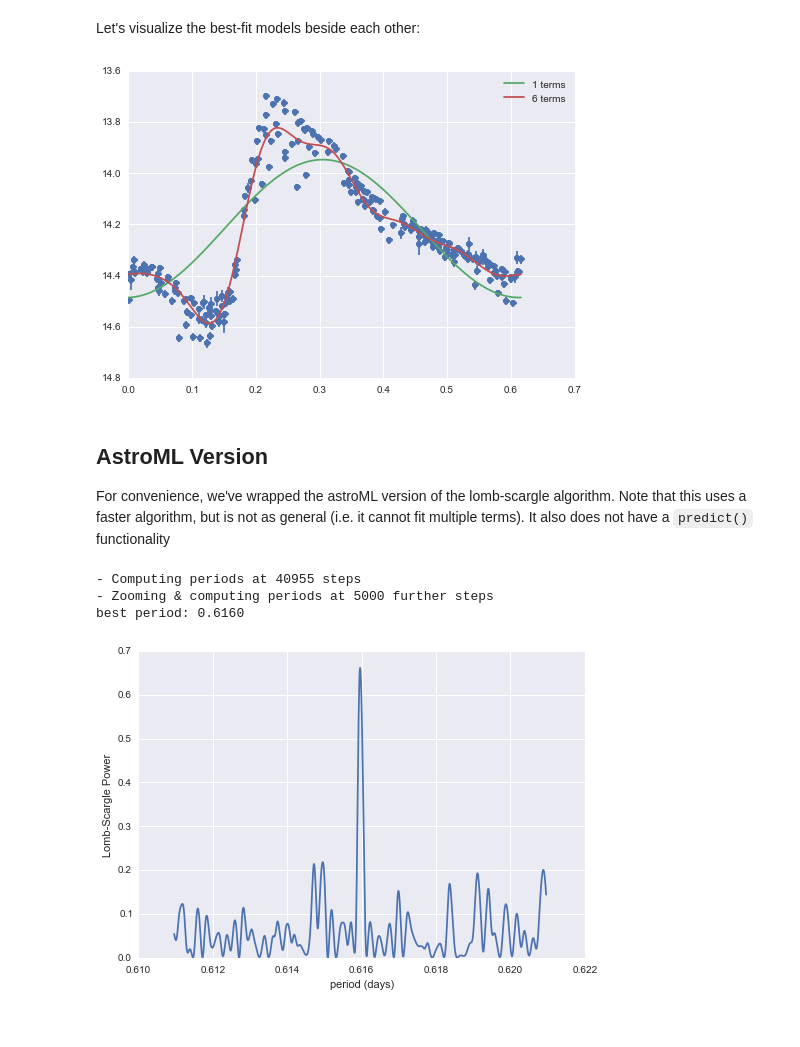
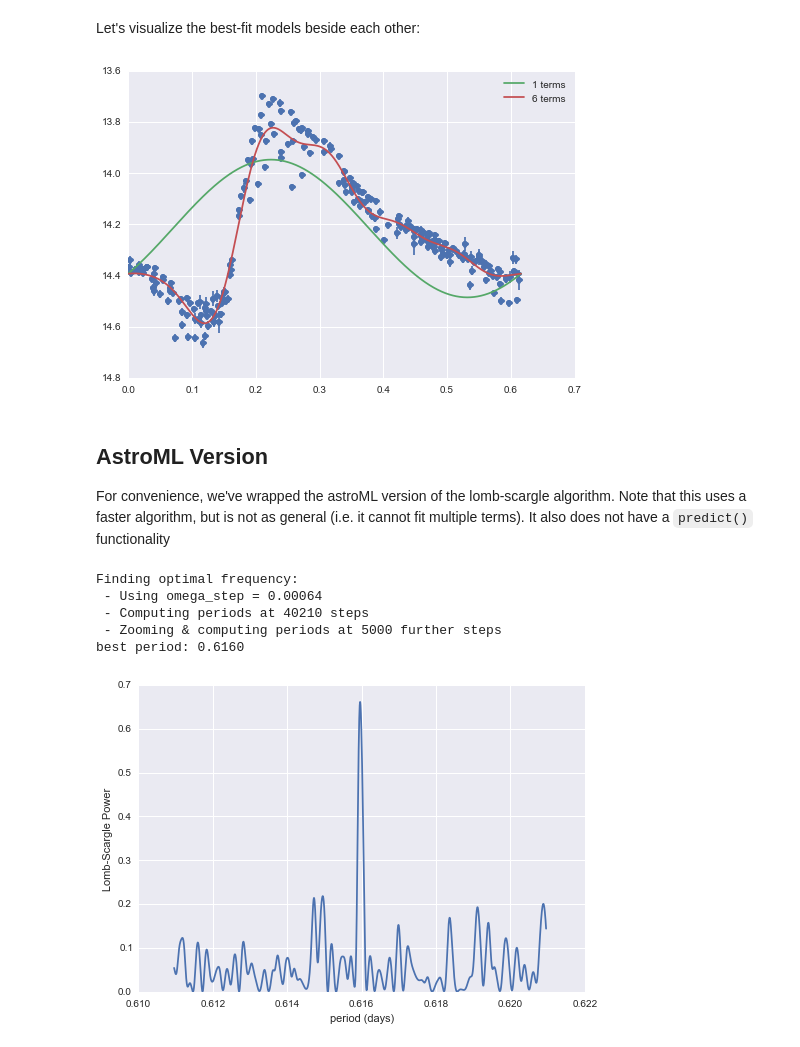
Before and after one commit to jakevdp/multiband_LS, a Jupyter notebook: examples/SingleBandExample.ipynb, the cells around one changed output. Saved outputs shown, nothing was run; the diff lists cells and outputs as text; code cells hidden in the pictures.

Commit message:
make period finding more automatic

```diff
--- a/examples/SingleBandExample.ipynb
+++ b/examples/SingleBandExample.ipynb
@@ -83,17 +86,16 @@ plt.xlabel('period (days)'); plt.ylabel('Lomb-Scargle Power');
 # %% [markdown]
 Let's visualize the best-fit models beside each other:
 # %%
-t_fit = np.linspace(0, P_best, 1000)
-omega_best = 2 * np.pi / P_best
+t_fit = np.linspace(0, model6.best_period, 1000)
 
-plt.errorbar(t % P_best, y, dy, fmt='o')
+plt.errorbar(t % model6.best_period, y, dy, fmt='o')
 for model in [model1, model6]:
-    y_fit = model.predict(t_fit, omega_best)
+    y_fit = model.predict(t_fit)
     plt.plot(t_fit, y_fit, label="{0} terms".format(model.Nterms))
 plt.gca().invert_yaxis()
 plt.legend(loc='best');
 # %% [output]
-[figure, old version]
+[figure, new version]
 # %% [markdown]
 ## AstroML Version
 
@@ -102,10 +104,11 @@ Note that this uses a faster algorithm, but is not as general (i.e. it cannot fi
 It also does not have a ``predict()`` functionality
 # %%
 model_LS = LombScargleAstroML().fit(t, y, dy)
-P_best = model_LS.find_best_period()
-print("best period: {0:.4f}".format(P_best))
+print("best period: {0:.4f}".format(model_LS.best_period))
 # %% [output]
-- Computing periods at 40955 steps
-- Zooming & computing periods at 5000 further steps
+Finding optimal frequency:
+ - Using omega_step = 0.00064
+ - Computing periods at 40210 steps
+ - Zooming & computing periods at 5000 further steps
 best period: 0.6160
 # %%
```
Also changed, not shown: parts of 4 cells of this notebook, 5 other files.
